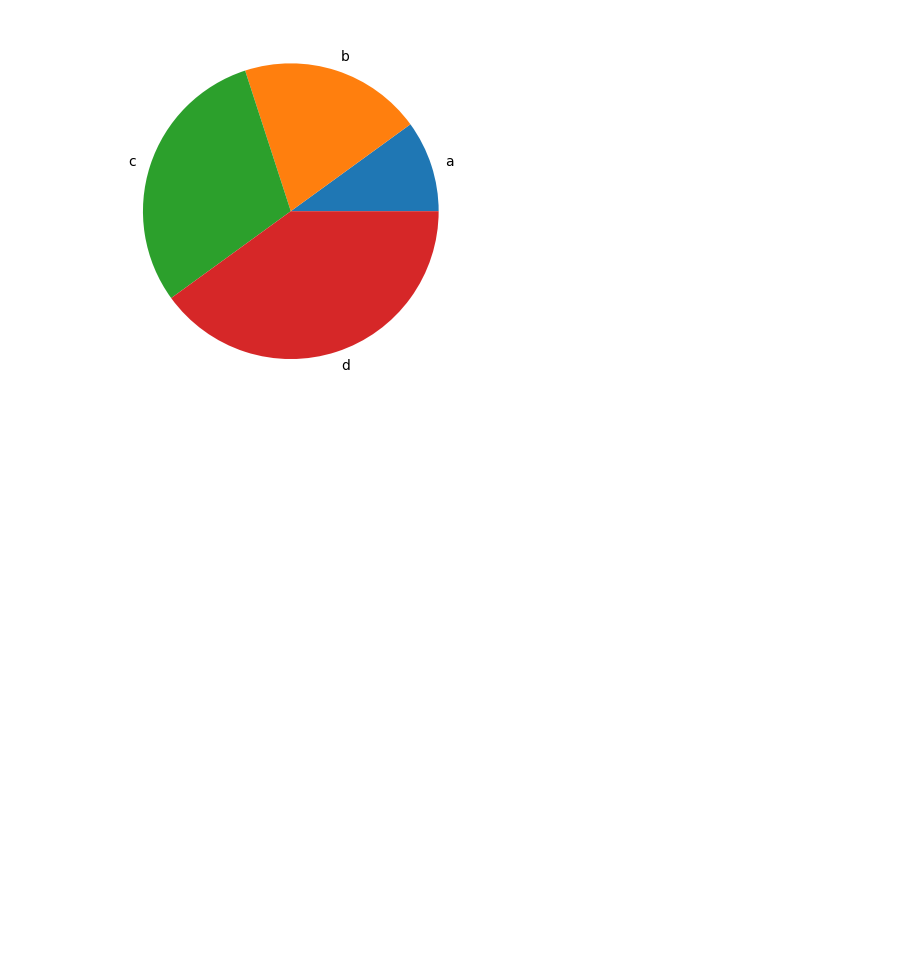
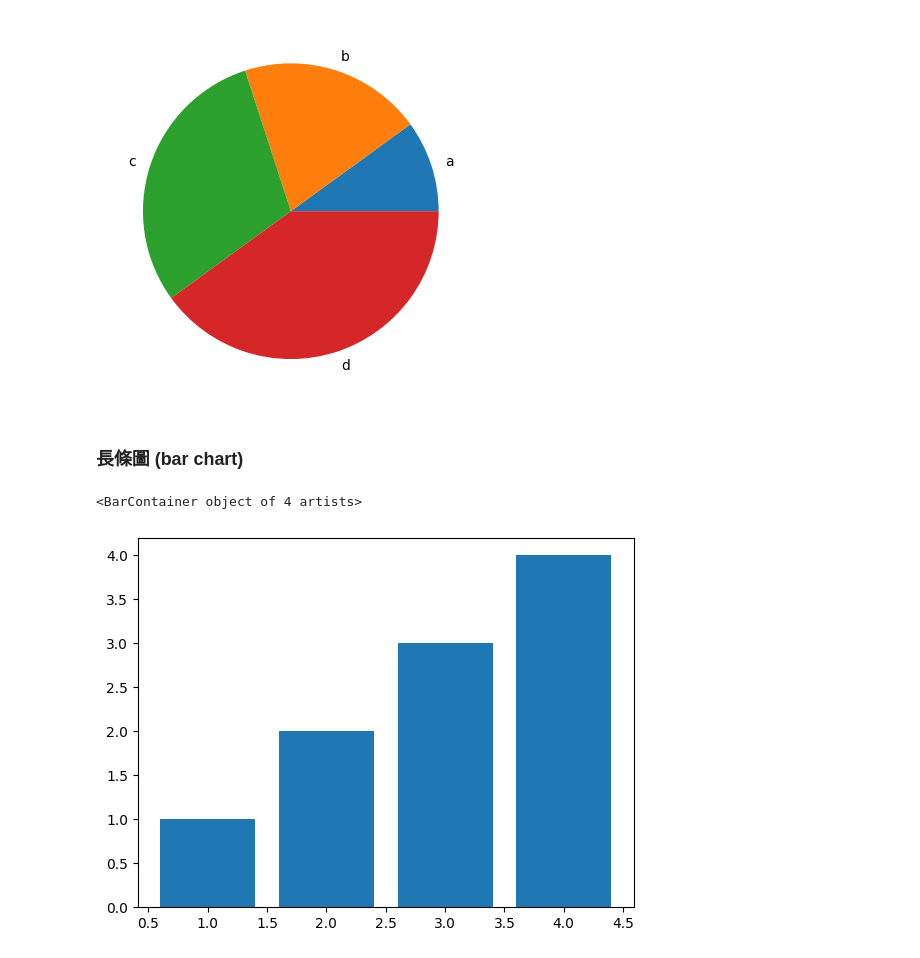
Before and after one commit to vcdemy/20240416, a Jupyter notebook: 2040416筆記.ipynb, the cells around one changed output. Saved outputs shown, nothing was run; the diff lists cells and outputs as text; code cells hidden in the pictures; blank space fills up the shorter version.

```diff
--- a/2040416筆記.ipynb
+++ b/2040416筆記.ipynb
@@ -475,3 +475,10 @@ plt.pie(x);
 plt.pie(x, labels=list('abcd'));
 # %% [output]
 [figure]
+# %% [markdown]
+### 長條圖 (bar chart)
+# %%
+plt.bar(x, x)
+# %% [output]
+<BarContainer object of 4 artists>
+[figure, added]
```
Also changed, not shown: parts of 2 cells of this notebook.
